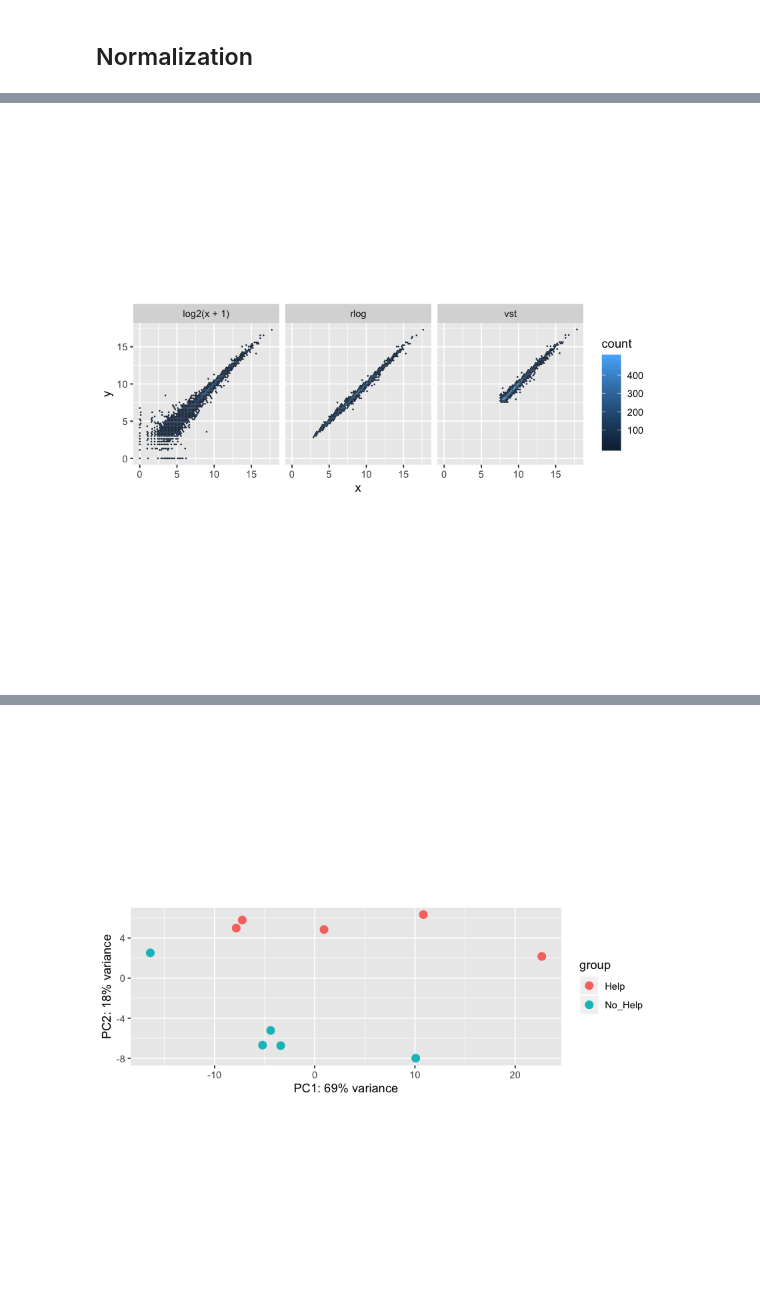
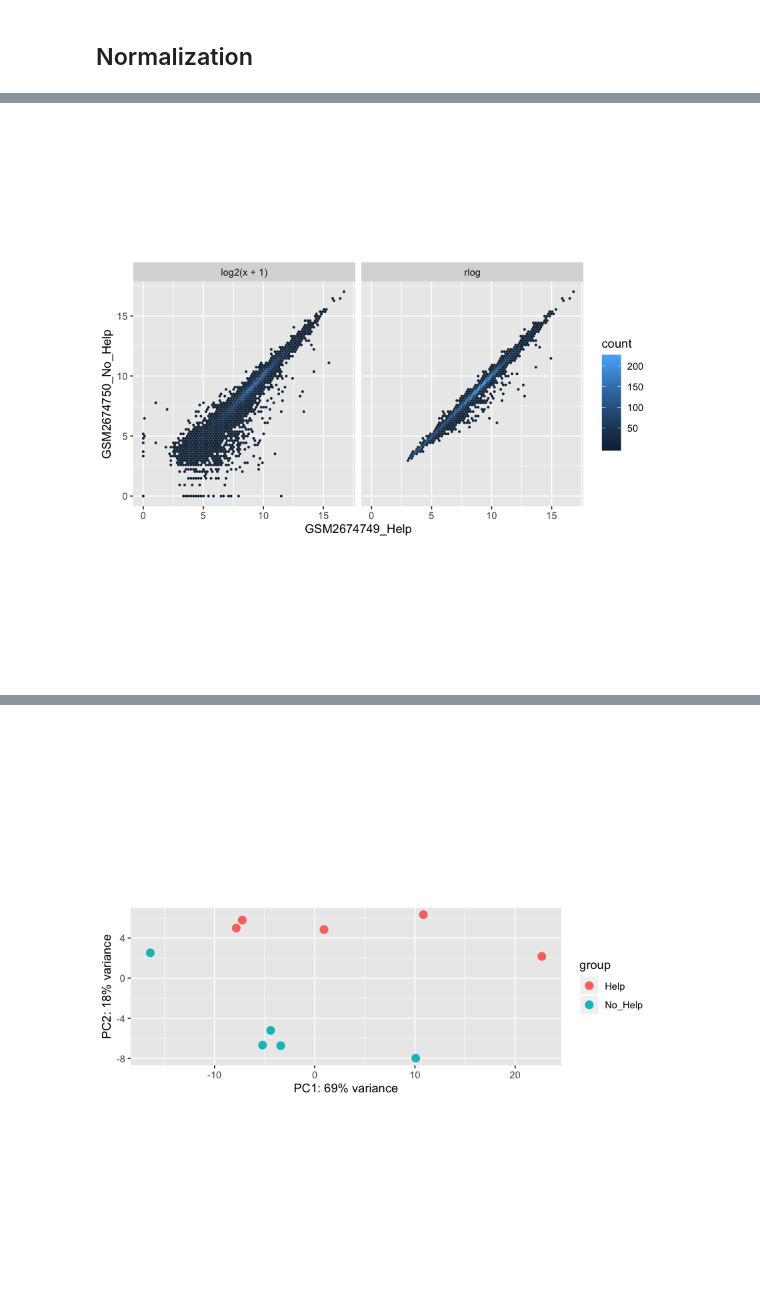
Before and after one commit to MaayanLab/dirk_homann, a Jupyter notebook: Borst_RNA-Seq.ipynb, the cells around one changed output, grey strips where cells are left out. Cells and saved outputs as stored; diff of their text form; code cells hidden in the pictures.

```diff
--- a/Borst_RNA-Seq.ipynb
+++ b/Borst_RNA-Seq.ipynb
@@ -176,18 +198,16 @@ As this dataset is small (10 samples - 5 controls and 5 treatments), we'll use r
 # %%
-vsd <- vst(dds, blind = FALSE)
 rld <- rlog(dds, blind = FALSE)
 
 dds_ <- estimateSizeFactors(dds)
 
 df <- bind_rows(
-  as_data_frame(log2(counts(dds_, normalized=TRUE)[, 1:2]+1)) %>%
+  as_data_frame(log2(counts(dds_, normalized=TRUE)[, 5:6]+1)) %>%
          mutate(transformation = "log2(x + 1)"),
-  as_data_frame(assay(vsd)[, 1:2]) %>% mutate(transformation = "vst"),
-  as_data_frame(assay(rld)[, 1:2]) %>% mutate(transformation = "rlog"))
+  as_data_frame(assay(rld)[, 5:6]) %>% mutate(transformation = "rlog"))
 
-colnames(df)[1:2] <- c("x", "y")
+colnames(df)[1:2] <- c("GSM2674749_Help", "GSM2674750_No_Help")
 
-ggplot(df, aes(x = x, y = y)) + geom_hex(bins = 80) +
+ggplot(df, aes(x = GSM2674749_Help, y = GSM2674750_No_Help)) + geom_hex(bins = 80) +
   coord_fixed() + facet_grid( . ~ transformation)
 # %% [output]
-[figure, old version]
+[figure, new version]
```
Also changed, not shown: parts of 12 cells of this notebook.
